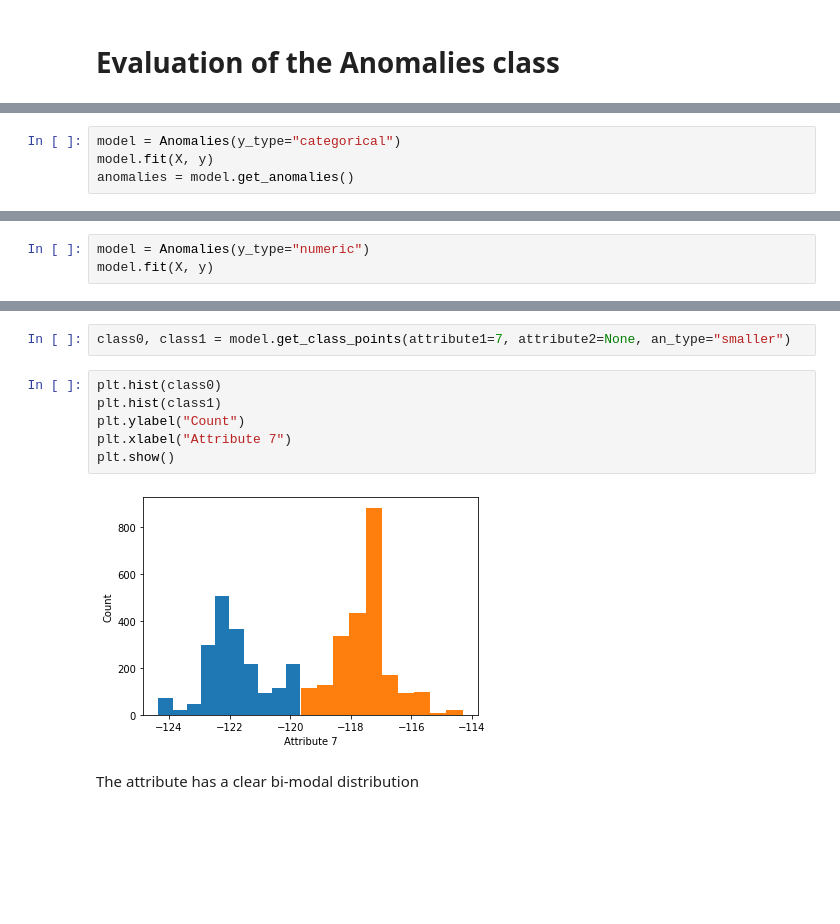
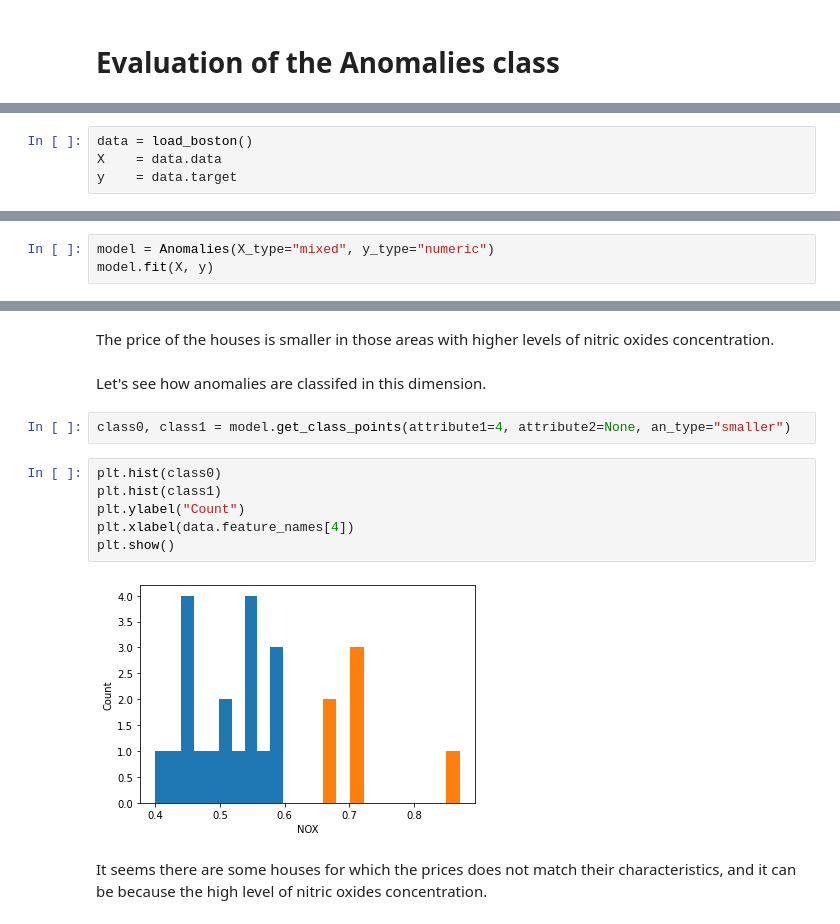
Before and after one commit to rleiva/nescience, a Jupyter notebook: examples/Anomalies.ipynb, the cells around one changed output, grey strips where cells are left out. Cells and saved outputs as stored; diff of their text form; blank space fills up the shorter version.

Commit message:
New exaple based on housing prices.

```diff
--- a/examples/Anomalies.ipynb
+++ b/examples/Anomalies.ipynb
@@ -18,0 +16,4 @@ Find the anomalies
+# %%
+data = load_boston()
+X    = data.data
+y    = data.target
@@ -19,4 +22,3 @@ Find the anomalies
 # %%
-model = Anomalies(y_type="categorical")
+model = Anomalies(X_type="mixed", y_type="numeric")
 model.fit(X, y)
-anomalies = model.get_anomalies()
@@ -49,3 +24,0 @@ X, y = fetch_california_housing(return_X_y=True)
-# %%
-model = Anomalies(y_type="numeric")
-model.fit(X, y)
@@ -95,12 +74,16 @@ Visualize the result
+# %% [markdown]
+The price of the houses is smaller in those areas with higher levels of nitric oxides concentration.
+# %% [markdown]
+Let's see how anomalies are classifed in this dimension.
 # %%
-class0, class1 = model.get_class_points(attribute1=7, attribute2=None, an_type="smaller")
+class0, class1 = model.get_class_points(attribute1=4, attribute2=None, an_type="smaller")
 # %%
 plt.hist(class0)
 plt.hist(class1)
 plt.ylabel("Count")
-plt.xlabel("Attribute 7")
+plt.xlabel(data.feature_names[4])
 plt.show()
 # %% [output]
-[figure, old version]
+[figure, new version]
-# %% [markdown]
-The attribute has a clear bi-modal distribution
+# %% [markdown]
+It seems there are some houses for which the prices does not match their characteristics, and it can be because the high level of nitric oxides concentration.
```
Also changed, not shown: parts of 32 cells of this notebook.
